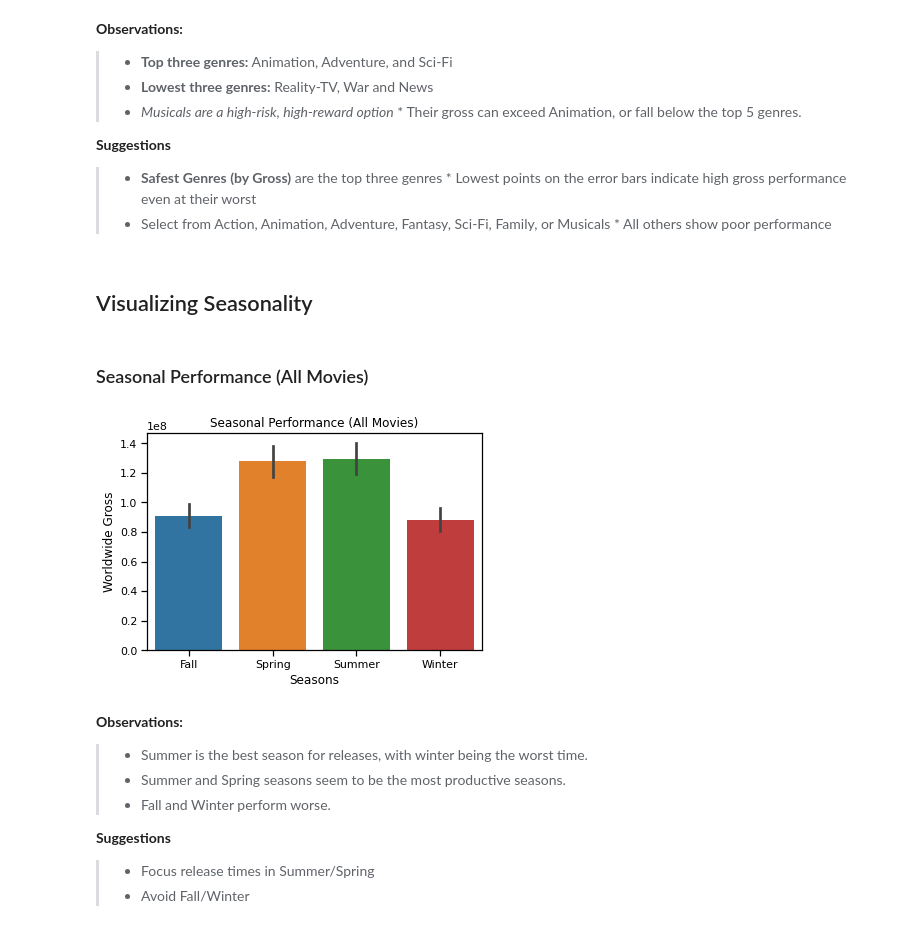
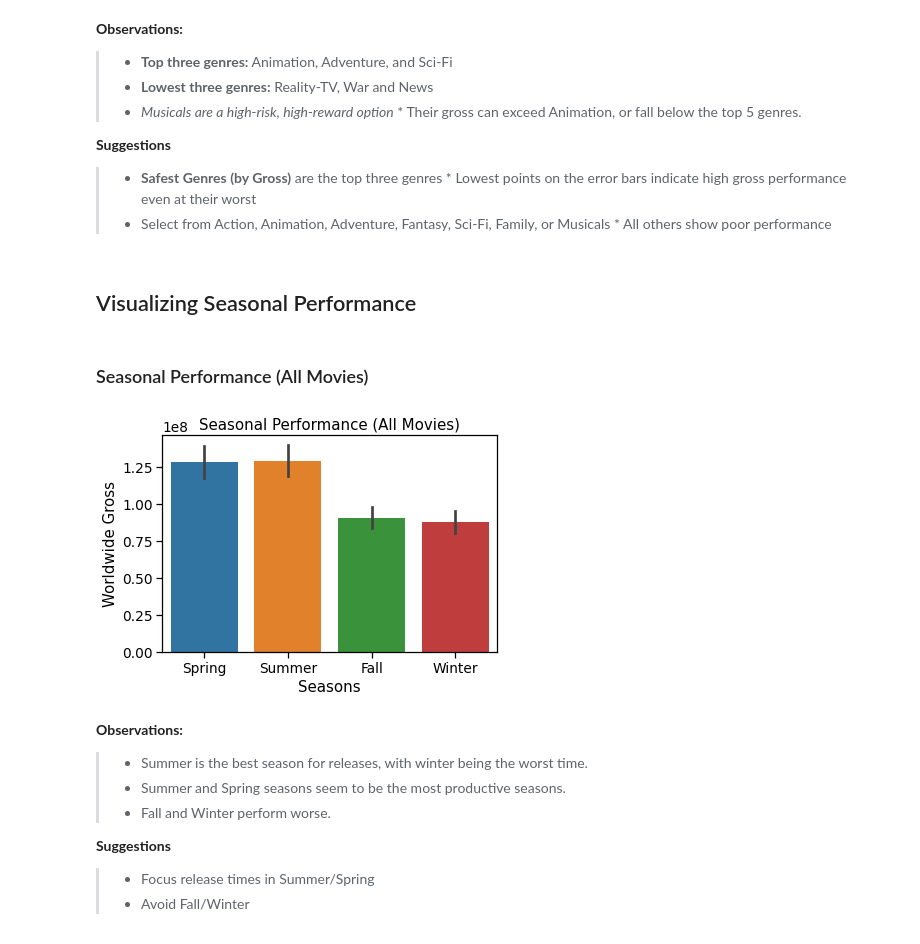
Before and after one commit to BenJMcCarty/BMC_P1P_Redo, a Jupyter notebook: student.ipynb, the cells around one changed output. Saved outputs shown, nothing was run; the diff lists cells and outputs as text; code cells hidden in the pictures.

Commit message:
Updated visualizations

```diff
--- a/student.ipynb
+++ b/student.ipynb
@@ -56,7 +56,7 @@ import matplotlib.pyplot as plt
 ## Settings
 %matplotlib inline
 pd.set_option('display.float_format', lambda x: '%.2f' % x)
-sns.set_context('notebook')
+sns.set_context('notebook', font_scale=1.25)
 # %% [markdown]
 ## Data
 # %%
@@ -518,6 +513,6 @@ df_filled
 # %% [markdown]
 ## Splitting Genres into Lists
 # %%
-## Via map & lambda
-df_filled['genres_list'] = df_filled['genres'].map(lambda x: x.split(','))
-df_filled
+# ## Via map & lambda - slower than .str
+# df_filled['genres_list'] = df_filled['genres'].map(lambda x: x.split(','))
+# df_filled
@@ -538,5 +519,5 @@ df_filled
 # %%
-## Via .str and string methods
-df_filled['genres_str'] = df_filled['genres'].str.lower().str.split(',')
+## Via .str and string methods (faster than map/lambda)
+df_filled['genres_str'] = df_filled['genres'].str.title().str.split(',')
 df_filled['genres_str']
 # %% [output]
@@ -598,17 +595,19 @@ plt.ylabel('Worldwide Gross ($)');
 >* Select from Action, Animation, Adventure, Fantasy, Sci-Fi, Family, or Musicals
     * All others show poor performance
 # %% [markdown]
-## Visualizing Seasonality
+## Visualizing Seasonal Performance
 # %% [markdown]
 ### Seasonal Performance (All Movies)
 # %%
 ## Creating basic overview
-g = sns.barplot(data=plot_df, x='release_season_manual', y='worldwide_gross')
+g = sns.barplot(data=plot_df, x='release_season_manual', y='worldwide_gross',
+                order=['Spring', 'Summer', 'Fall', 'Winter'],
+                estimator=np.mean)
 g.set_xlabel('Seasons')
 g.set_ylabel('Worldwide Gross')
 g.set_title('Seasonal Performance (All Movies)');
 # %% [output]
-[figure, old version]
+[figure, new version]
 # %% [markdown]
 **Observations:**
 >* Summer is the best season for releases, with winter being the worst time.
```
Also changed, not shown: parts of 31 cells of this notebook.
